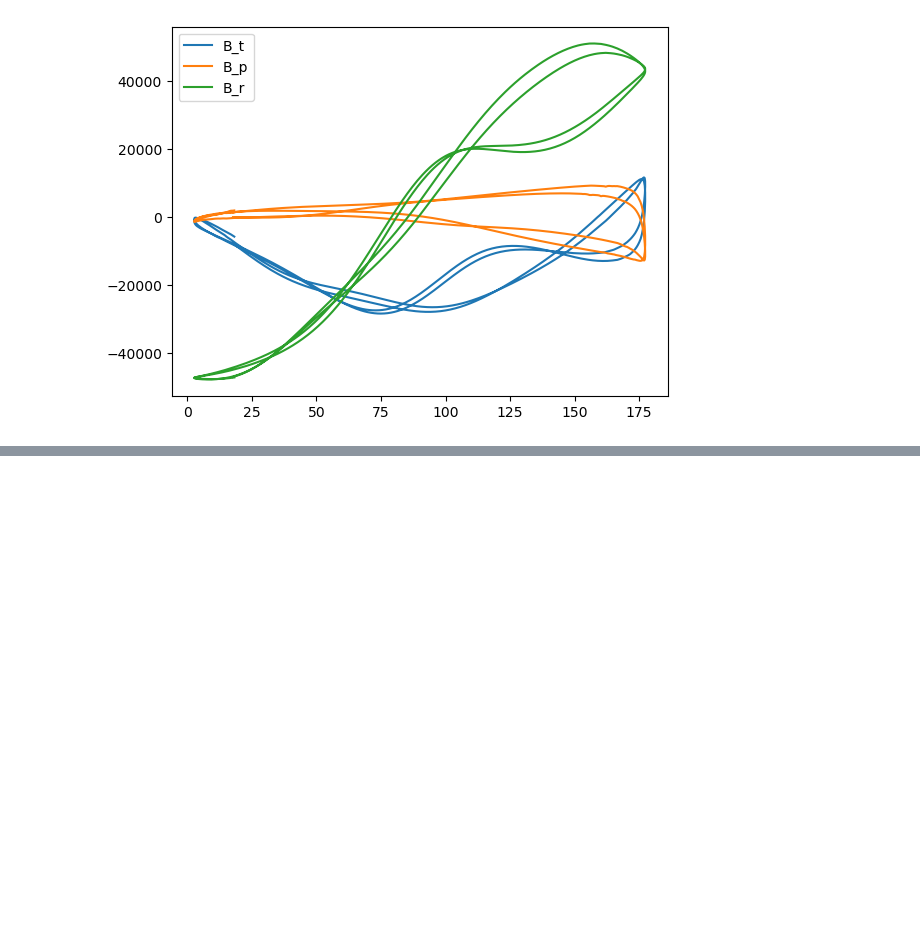
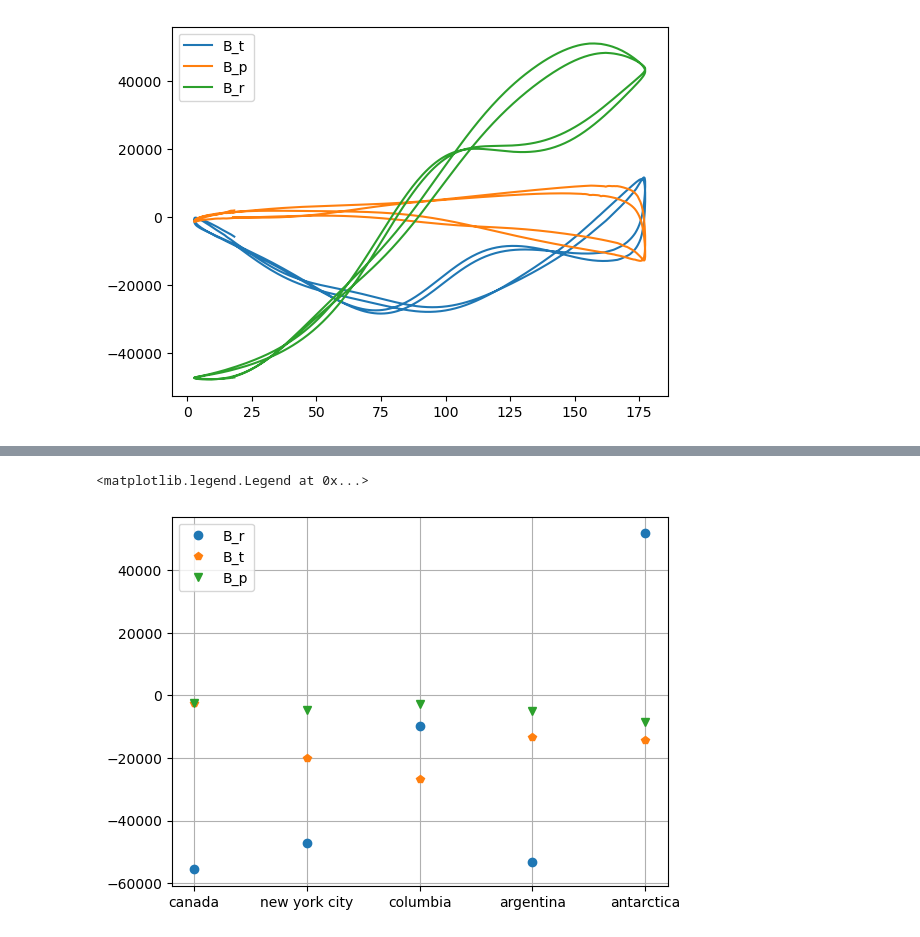
Before and after one commit to Bjorn-Bossow/Geo-opgave, a Jupyter notebook: GeoAss.ipynb, the cells around one changed output, grey strips where cells are left out. Saved outputs shown, nothing was run; the diff lists cells and outputs as text; code cells hidden in the pictures; blank space fills up the shorter version.

```diff
--- a/GeoAss.ipynb
+++ b/GeoAss.ipynb
@@ -22,0 +79,19 @@ plt.legend(["B_t", "B_p", "B_r"])
+# %%
+loc_theta = [7.486745234308799, 49.218596579647816, 90, 35.12, 180]
+loc_phi = [-62.747510121234285, -73.96656703768694, -75.15, -65.06, 0]
+locs = ["canada", "new york city", "columbia", "argentina", "antarctica"]
+# %%
+A2_radius, A2_theta, A2_phi = design_gauss(6371, loc_theta, loc_phi, nmax=13)
+# %%
+b2_radius = A2_radius @ m
+b2_theta = A2_theta @ m
+b2_phi = A2_phi @ m
+# %%
+plt.plot(locs, b2_radius, marker = "o", linestyle = "none")
+plt.plot(locs, b2_theta, marker = 'p', linestyle = "none")
+plt.plot(locs, b2_phi, marker = "v", linestyle = "none")
+plt.grid()
+plt.legend(["B_r", "B_t", "B_p"])
+# %% [output]
+<matplotlib.legend.Legend at 0x...>
+[figure, added]
```
Also changed, not shown: parts of 12 cells of this notebook.
